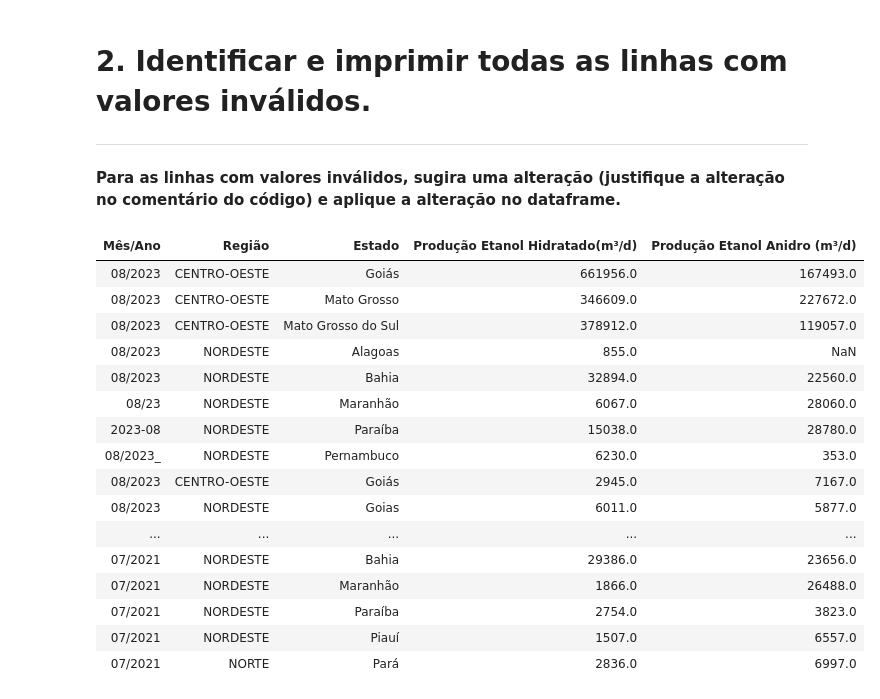
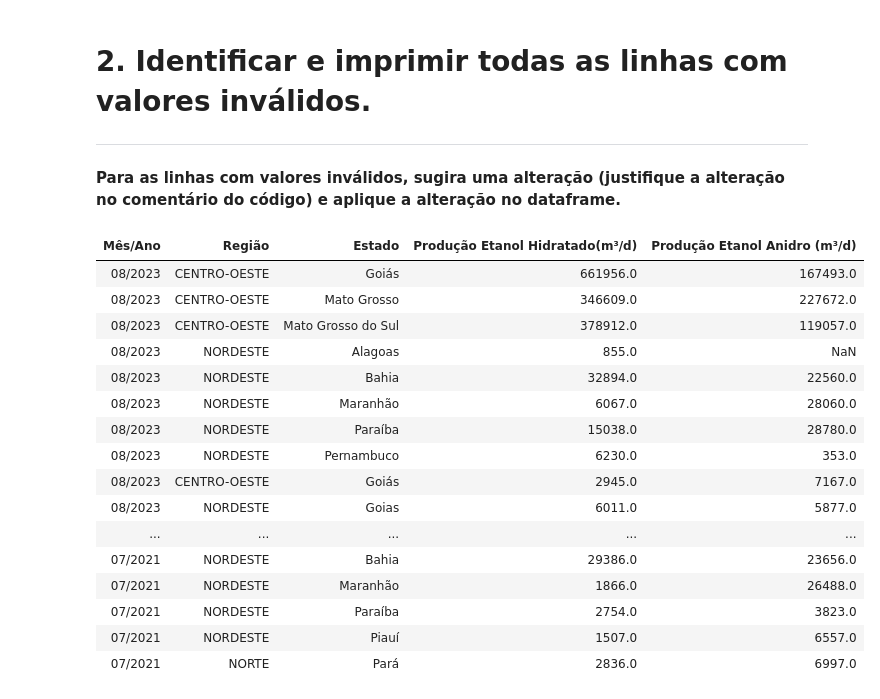
Before and after one commit to arthurt1/Projetos-de-Ci-ncias-de-Dados, a Jupyter notebook: AP2_Arthur_Thomé.ipynb, the cells around one changed output. Saved outputs shown, nothing was run; the diff lists cells and outputs as text; code cells hidden in the pictures.

```diff
--- a/AP2_Arthur_Thomé.ipynb
+++ b/AP2_Arthur_Thomé.ipynb
@@ -50,34 +76,39 @@ SyntaxError: expected 'else' after 'if' expression (<ipython-input-18-7c95207160
 # %%
 estado_para_regiao = {
     "Alagoas": "NORDESTE", "Bahia": "NORDESTE", "Ceará": "NORDESTE", "Maranhão": "NORDESTE",
     "Paraíba": "NORDESTE", "Pernambuco": "NORDESTE", "Piauí": "NORDESTE",
     "Rio Grande do Norte": "NORDESTE", "Sergipe": "NORDESTE",
     "Acre": "NORTE", "Amapá": "NORTE", "Amazonas": "NORTE", "Pará": "NORTE",
     "Rondônia": "NORTE", "Roraima": "NORTE", "Tocantins": "NORTE",
     "Goiás": "CENTRO-OESTE", "Mato Grosso": "CENTRO-OESTE", "Mato Grosso do Sul": "CENTRO-OESTE",
     "Distrito Federal": "CENTRO-OESTE",
     "Espírito Santo": "SUDESTE", "Minas Gerais": "SUDESTE", "Rio de Janeiro": "SUDESTE",
     "São Paulo": "SUDESTE",
     "Paraná": "SUL", "Rio Grande do Sul": "SUL", "Santa Catarina": "SUL"
 }
 
-df_producao_combustivel['Mês/Ano']=
+df_producao_combustivel['Mês/Ano']= df_producao_combustivel['Mês/Ano'].str.replace("08/23", "08/2023")
+df_producao_combustivel['Mês/Ano']= df_producao_combustivel['Mês/Ano'].str.replace("08/2023_", "08/2023")
+df_producao_combustivel['Mês/Ano']= df_producao_combustivel['Mês/Ano'].str.replace("08-23", "08/2023")
+df_producao_combustivel['Mês/Ano']= df_producao_combustivel['Mês/Ano'].str.replace("2023-08", "08/2023")
+
+
 
 df_producao_combustivel["Região"] = df_producao_combustivel.apply(lambda linha: estado_para_regiao[linha["Estado"]]
                         if linha["Estado"] in estado_para_regiao and estado_para_regiao[linha["Estado"]] != linha["Região"]
                         else linha["Região"], axis=1)
 
 display(HTML(df_producao_combustivel.to_html(index=False, classes="table table-bordered")))
 # %% [output]
 | Mês/Ano | Região | Estado | Produção Etanol Hidratado(m³/d) | Produção Etanol Anidro (m³/d) |
 | 08/2023 | CENTRO-OESTE | Goiás | 661956.0 | 167493.0 |
 | 08/2023 | CENTRO-OESTE | Mato Grosso | 346609.0 | 227672.0 |
 | 08/2023 | CENTRO-OESTE | Mato Grosso do Sul | 378912.0 | 119057.0 |
 | 08/2023 | NORDESTE | Alagoas | 855.0 | NaN |
 | 08/2023 | NORDESTE | Bahia | 32894.0 | 22560.0 |
-| 08/23 | NORDESTE | Maranhão | 6067.0 | 28060.0 |
-| 2023-08 | NORDESTE | Paraíba | 15038.0 | 28780.0 |
-| 08/2023_ | NORDESTE | Pernambuco | 6230.0 | 353.0 |
+| 08/2023 | NORDESTE | Maranhão | 6067.0 | 28060.0 |
+| 08/2023 | NORDESTE | Paraíba | 15038.0 | 28780.0 |
+| 08/2023 | NORDESTE | Pernambuco | 6230.0 | 353.0 |
 | 08/2023 | CENTRO-OESTE | Goiás | 2945.0 | 7167.0 |
 | 08/2023 | NORDESTE | Goias | 6011.0 | 5877.0 |
 | ... | ... | ... | ... | ... |
```
Also changed, not shown: parts of 1 cell of this notebook.
